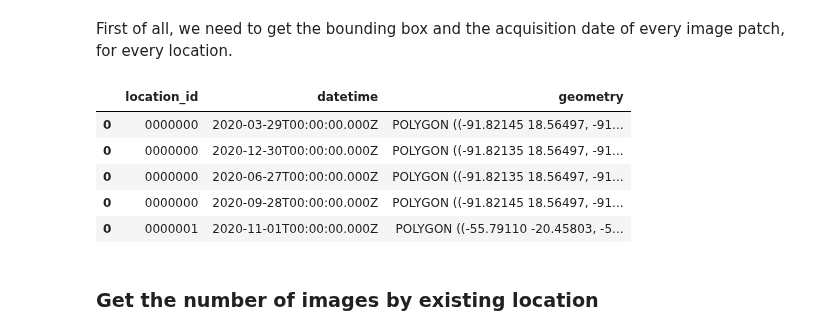
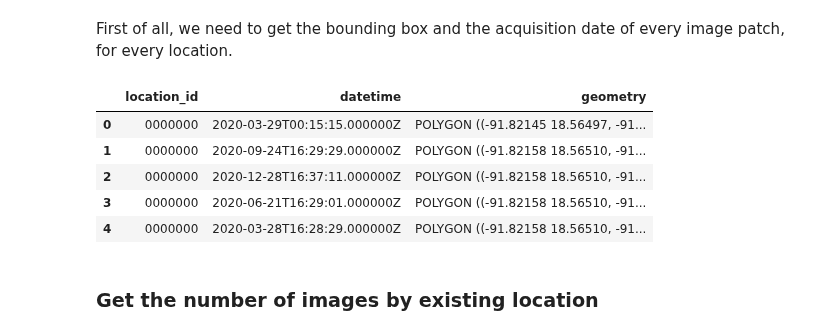
Before and after one commit to earthpulse/eotdl, a Jupyter notebook: usecases/usecaseA/use-case-a.ipynb, the cells around one changed output. Saved outputs shown, nothing was run; the diff lists cells and outputs as text; code cells hidden in the pictures.

Commit message:
feat(use-case-a): Add logic to search images and get prices

```diff
--- a/usecases/usecaseA/use-case-a.ipynb
+++ b/usecases/usecaseA/use-case-a.ipynb
@@ -872,15 +877,15 @@ dataset_tarfile = getenv("TARFILE")
 # %%
 from eotdl.tools import get_images_by_location, get_tarfile_image_info
 # %%
-gdf = get_tarfile_image_info(dataset_tarfile)
+gdf = get_tarfile_image_info(dataset_tarfile, path='preprocess')
 gdf.head()
 # %% [output]
 |  | location_id | datetime | geometry |
-| 0 | 0000000 | 2020-03-29T00:00:00.000Z | POLYGON ((-91.82145 18.56497, -91... |
-| 0 | 0000000 | 2020-12-30T00:00:00.000Z | POLYGON ((-91.82135 18.56497, -91... |
-| 0 | 0000000 | 2020-06-27T00:00:00.000Z | POLYGON ((-91.82135 18.56497, -91... |
-| 0 | 0000000 | 2020-09-28T00:00:00.000Z | POLYGON ((-91.82145 18.56497, -91... |
-| 0 | 0000001 | 2020-11-01T00:00:00.000Z | POLYGON ((-55.79110 -20.45803, -5... |
+| 0 | 0000000 | 2020-03-29T00:15:15.000000Z | POLYGON ((-91.82145 18.56497, -91... |
+| 1 | 0000000 | 2020-09-24T16:29:29.000000Z | POLYGON ((-91.82158 18.56510, -91... |
+| 2 | 0000000 | 2020-12-28T16:37:11.000000Z | POLYGON ((-91.82158 18.56510, -91... |
+| 3 | 0000000 | 2020-06-21T16:29:01.000000Z | POLYGON ((-91.82158 18.56510, -91... |
+| 4 | 0000000 | 2020-03-28T16:28:29.000000Z | POLYGON ((-91.82158 18.56510, -91... |
 # %% [markdown]
 ### Get the number of images by existing location
 # %% [markdown]
```
Also changed, not shown: parts of 22 cells of this notebook, 11 other files.
